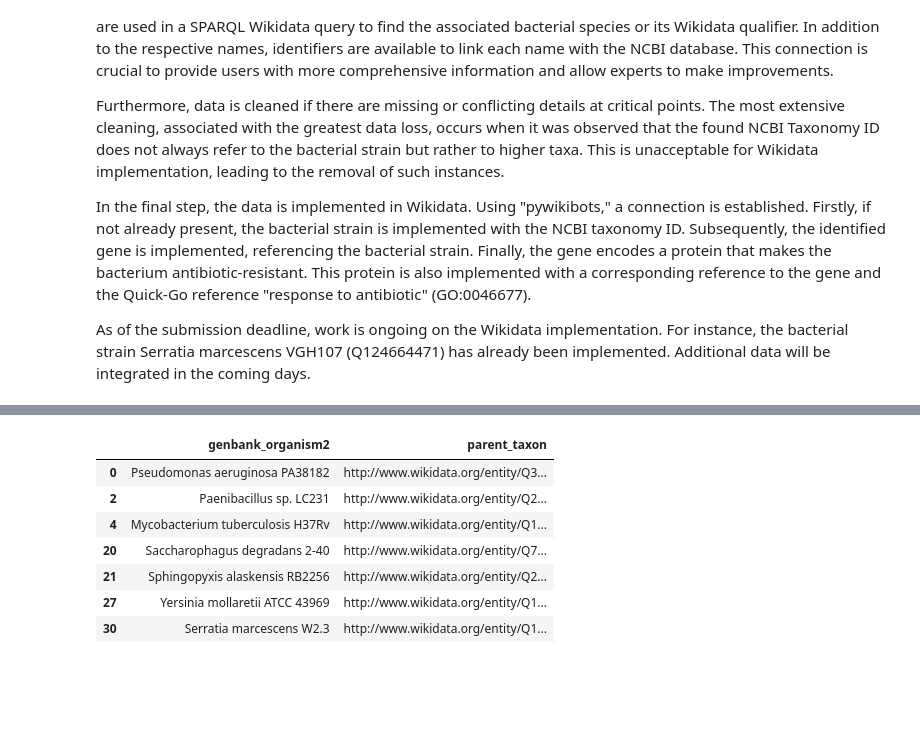
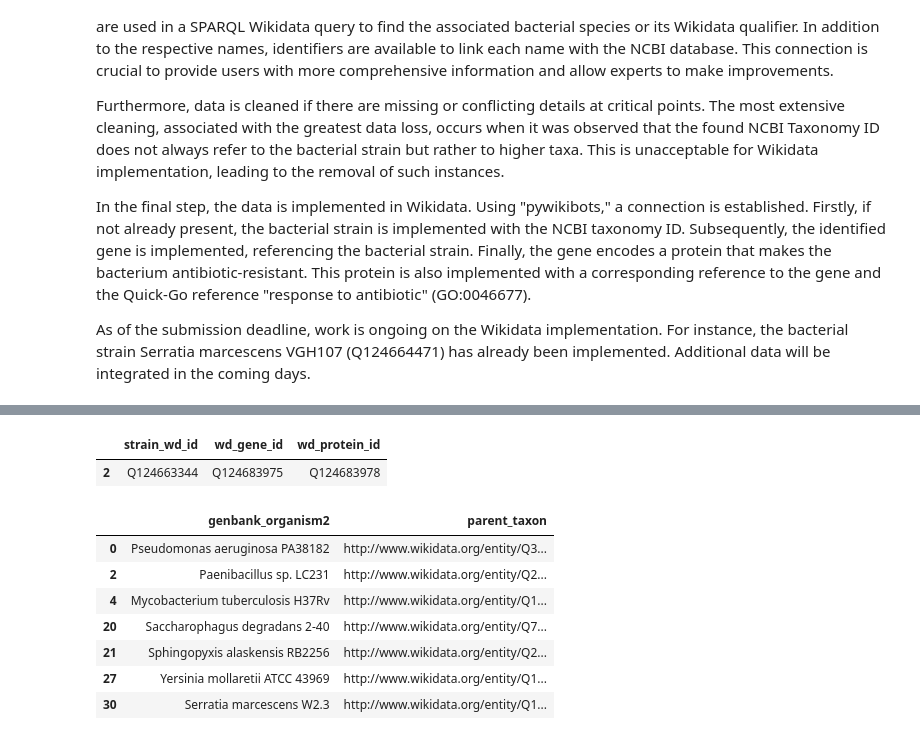
Before and after one commit to gjmm07/DS_LOD_and_Knowledge_Graphs_2023_Finn_Heydemann, a Jupyter notebook: main.ipynb, the cells around one changed output, grey strips where cells are left out. Drawn from its saved outputs; the diff is of its cells as text; code cells hidden in the pictures; blank space fills up the shorter version.

```diff
--- a/main.ipynb
+++ b/main.ipynb
@@ -516,5 +510,5 @@ def gene_wrapper(df_row: pd.Series) -> str:
     gwa.add_found_in_taxon()
     return gwa.gene_page.getID()
 # %%
-z["wd_gene_id"] = z.iloc[0:1].apply(gene_wrapper, axis=1)
+z["wd_gene_id"] = z.apply(gene_wrapper, axis=1)
 # %% [output]
@@ -533,0 +522,15 @@ z.iloc[0:1]
+# %%
+from WikidataAdder import ProteinWikidataAdder
+
+def protein_wrapper(df_row: pd.Series) -> str:
+    pwa = ProteinWikidataAdder(df_row, False)
+    pwa.create_protein()
+    pwa.add_instance_of()
+    pwa.add_subclass_of()
+    pwa.add_found_in_taxon()
+    pwa.add_encoded_by()
+    pwa.add_identifier()
+    pwa.add_antibiotic_resistance()
+    return pwa.protein_page.getID()
+# %%
+z["wd_protein_id"] = z.apply(protein_wrapper, axis=1)
@@ -534,3 +557,8 @@ z.iloc[0:1]
+# %%
+z[["strain_wd_id", "wd_gene_id", "wd_protein_id"]]
+# %% [output]
+|  | strain_wd_id | wd_gene_id | wd_protein_id |
+| 2 | Q124663344 | Q124683975 | Q124683978 |
 # %%
 # iloc[0]:
 # iloc[1]:
```
Also changed, not shown: parts of 8 cells of this notebook, 5 other files.
